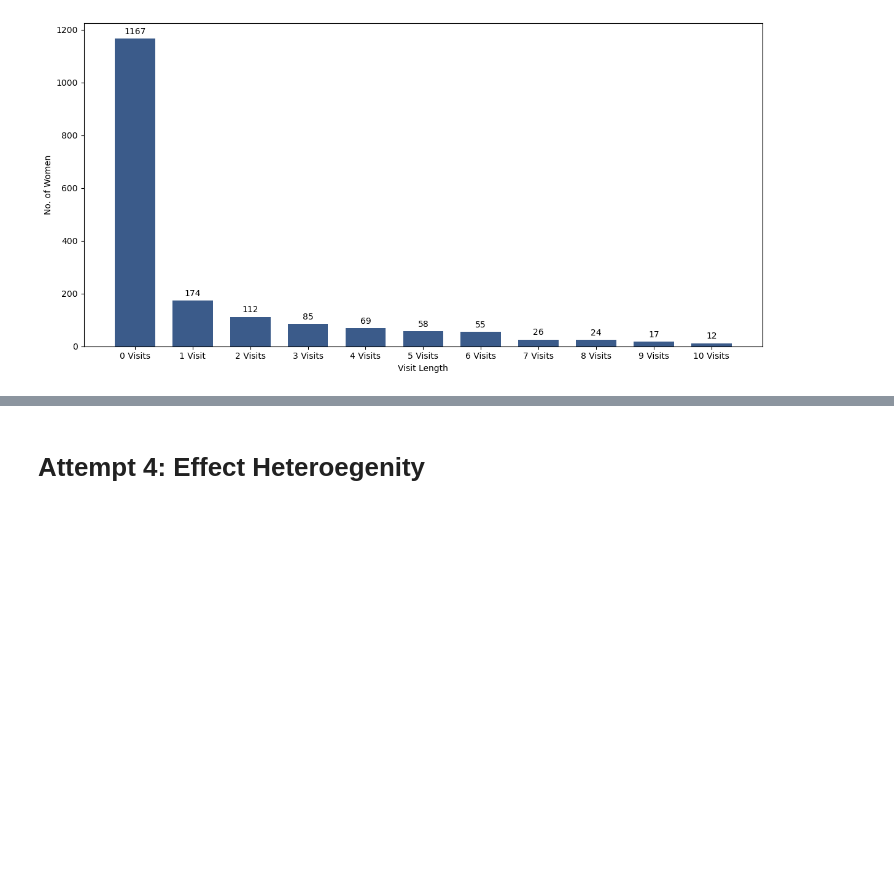
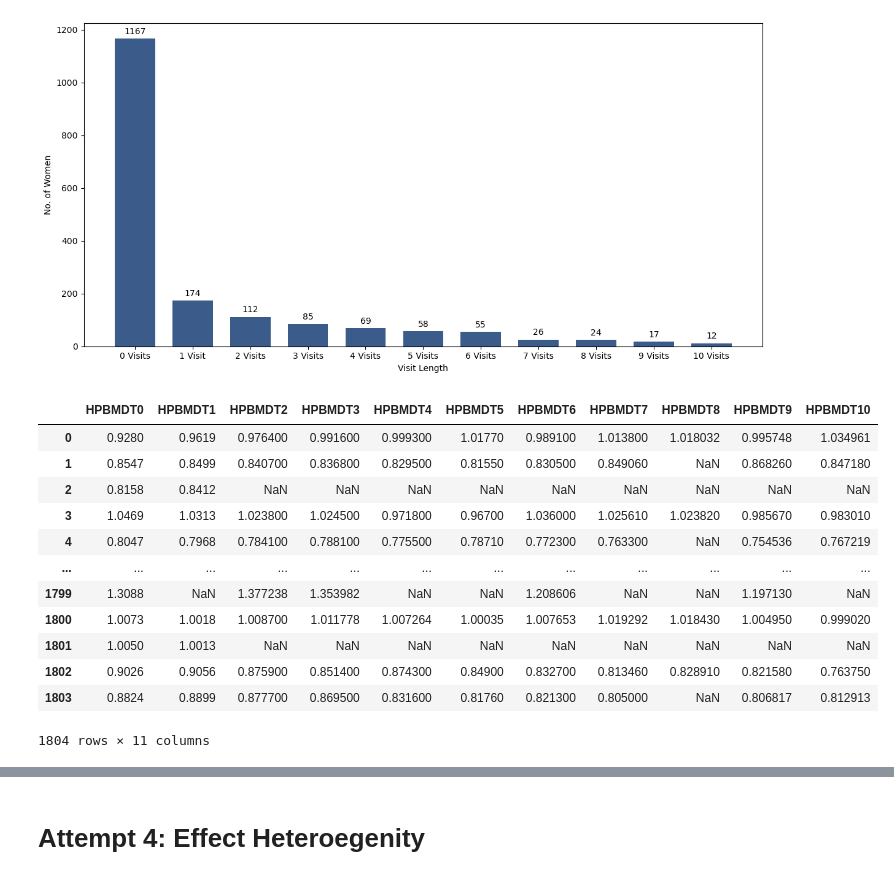
Before and after one commit to c6shi/hormone-use-bmd, a Jupyter notebook: tlfs.ipynb, the cells around one changed output, grey strips where cells are left out. Saved outputs shown, nothing was run; the diff lists cells and outputs as text; code cells hidden in the pictures; blank space fills up the shorter version.

```diff
--- a/tlfs.ipynb
+++ b/tlfs.ipynb
@@ -143,3 +143,22 @@ plt.savefig("plots/no_of_women_stay_on_MHT_per_visit_length.png")
 plt.show()
 # %% [output]
 [figure]
+# %%
+# spine BMD by visit per person
+hip_bmd_cols = ['HPBMDT' + str(i) for i in range(0, 11)]
+hip_bmd = data[hip_bmd_cols]
+hip_bmd
+# %% [output]
+|  | HPBMDT0 | HPBMDT1 | HPBMDT2 | HPBMDT3 | HPBMDT4 | HPBMDT5 | HPBMDT6 | HPBMDT7 | HPBMDT8 | HPBMDT9 | HPBMDT10 |
+| 0 | 0.9280 | 0.9619 | 0.976400 | 0.991600 | 0.999300 | 1.01770 | 0.989100 | 1.013800 | 1.018032 | 0.995748 | 1.034961 |
+| 1 | 0.8547 | 0.8499 | 0.840700 | 0.836800 | 0.829500 | 0.81550 | 0.830500 | 0.849060 | NaN | 0.868260 | 0.847180 |
+| 2 | 0.8158 | 0.8412 | NaN | NaN | NaN | NaN | NaN | NaN | NaN | NaN | NaN |
+| 3 | 1.0469 | 1.0313 | 1.023800 | 1.024500 | 0.971800 | 0.96700 | 1.036000 | 1.025610 | 1.023820 | 0.985670 | 0.983010 |
+| 4 | 0.8047 | 0.7968 | 0.784100 | 0.788100 | 0.775500 | 0.78710 | 0.772300 | 0.763300 | NaN | 0.754536 | 0.767219 |
+| ... | ... | ... | ... | ... | ... | ... | ... | ... | ... | ... | ... |
+| 1799 | 1.3088 | NaN | 1.377238 | 1.353982 | NaN | NaN | 1.208606 | NaN | NaN | 1.197130 | NaN |
+| 1800 | 1.0073 | 1.0018 | 1.008700 | 1.011778 | 1.007264 | 1.00035 | 1.007653 | 1.019292 | 1.018430 | 1.004950 | 0.999020 |
+| 1801 | 1.0050 | 1.0013 | NaN | NaN | NaN | NaN | NaN | NaN | NaN | NaN | NaN |
+| 1802 | 0.9026 | 0.9056 | 0.875900 | 0.851400 | 0.874300 | 0.84900 | 0.832700 | 0.813460 | 0.828910 | 0.821580 | 0.763750 |
+| 1803 | 0.8824 | 0.8899 | 0.877700 | 0.869500 | 0.831600 | 0.81760 | 0.821300 | 0.805000 | NaN | 0.806817 | 0.812913 |
+1804 rows × 11 columns
```
Also changed, not shown: parts of 2 cells of this notebook, 7 other files.
